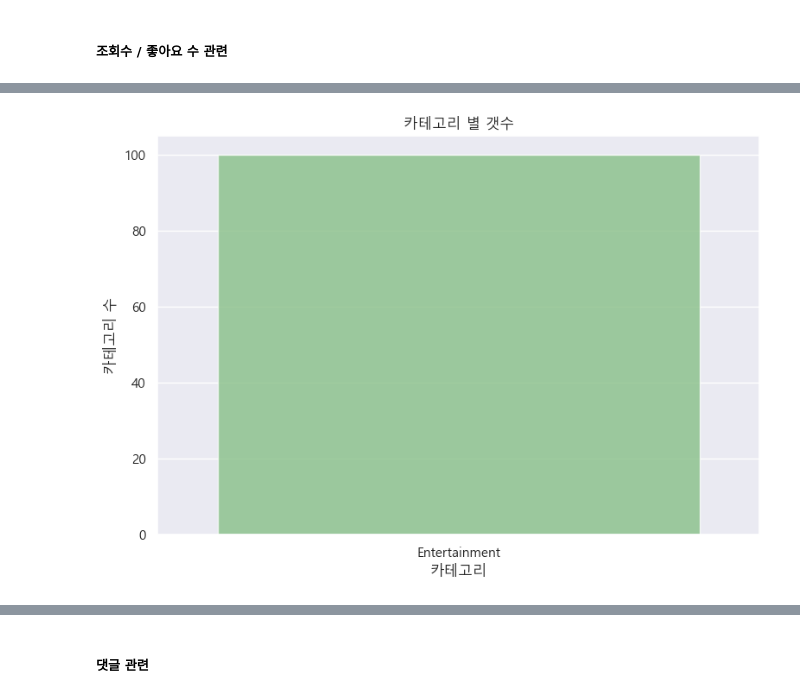
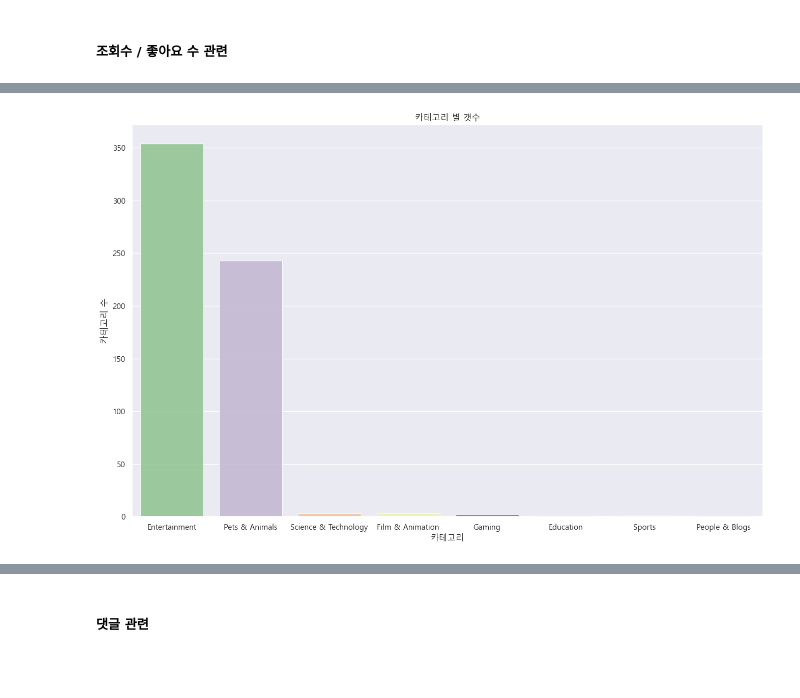
Before and after one commit to kimhyunso/coper-project, a Jupyter notebook: practice_analysis_dowon.ipynb, the cells around one changed output, grey strips where cells are left out. Cells and saved outputs as stored; diff of their text form; code cells hidden in the pictures; blank space fills up the shorter version.

```diff
--- a/practice_analysis_dowon.ipynb
+++ b/practice_analysis_dowon.ipynb
@@ -598,22 +593,27 @@ import numpy as np
 import matplotlib.pyplot as plt
 import seaborn as sns
 import warnings
+import Visualization as vis
 
 warnings.filterwarnings('ignore')
 
-plt.rc('font', family="NanumGothic")
+plt.rc('font', family="Malgun Gothic")
 plt.rcParams['axes.unicode_minus'] = False
 plt.rcParams['figure.figsize'] = (11, 8)
 
 import re
 
 
-df = pd.read_csv('../자료/침착맨_videos.csv', encoding='utf-8', engine='python')
-df.rename(columns={'description' : "hashtag"}, inplace=True)
+df_chim_videos = pd.read_csv('./데이터/chim_videos.csv', encoding='utf-8', engine='python')
+df_chim_comment = pd.read_csv('./데이터/chim_comments.csv', encoding='utf-8', engine='python')
+df_chim_videos.rename(columns={'description' : "tags"}, inplace=True)
 human_list = pd.read_table('../자료/chim_dict.txt', encoding='utf-8', engine='python', sep='\t')
 
-df.uploaded_at = pd.to_datetime(df.uploaded_at)
-df.hashtag = df.hashtag.apply(lambda x: prep.extract_hashtags(x, "#침착맨 "))
-# df.hashtag = df.hashtag.str.replace("#침착맨 ", "")
-df
+df_chim_videos.uploaded_at = pd.to_datetime(df_chim_videos.uploaded_at)
+df_chim_videos.tags = df_chim_videos.tags.apply(lambda x: prep.extract_tags(x, "#침착맨 "))
+df_chim_videos.tags = df_chim_videos.tags.str.replace("#침착맨 ", "")
+
+df_chim_comment.created_at = pd.to_datetime(df_chim_comment.created_at)
+df_chim_comment.updated_at = pd.to_datetime(df_chim_comment.updated_at)
+df_chim_videos
 # %% [output]
@@ -844,10 +796,0 @@ joint_hash_df.head(2)
-# %%
-plt.rcParams['figure.figsize'] = (30, 20)
-plt.rc('font', family='Malgun Gothic')
-
-
-sns.boxplot(data=human_hash_df, x=human_hash_df.hashtag, y=human_hash_df.views_count)
-plt.tight_layout()
-plt.xticks(fontsize = 8.5)
-plt.yticks(fontsize = 10)
-plt.show()
@@ -895,19 +896,19 @@ df.sort_values(by='views_count', ascending=False).head(5)
 # %%
 ## 카테고리 별 갯수
-x = df.category_name.unique()
-y = df.category_name.value_counts().values
+x = df_chim_videos.category_name.unique()
+y = df_chim_videos.category_name.value_counts().values
 # sns.set_theme(palette="")
 
-plt.figure(figsize=(9, 6))
+plt.figure(figsize=(16, 10))
 
 sns.barplot(x=x, y=y, alpha=0.8, palette='Accent')
 plt.xlabel('카테고리')
 plt.ylabel('카테고리 수')
 plt.title('카테고리 별 갯수')
 
 plt.show()
 # %% [output]
-[figure, old version]
+[figure, new version]
 # %%
 ## 타 인플루언서의 출연이 조회수와 좋아요 수에 미치는 영향
 new_df = human_hash_df.copy()
```
Also changed, not shown: parts of 43 cells of this notebook, 6 other files.
